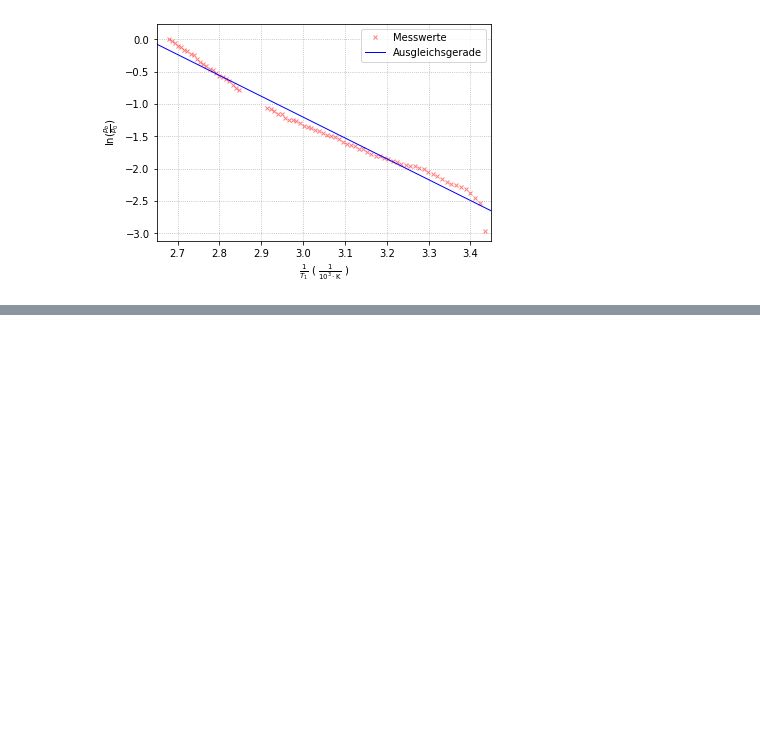
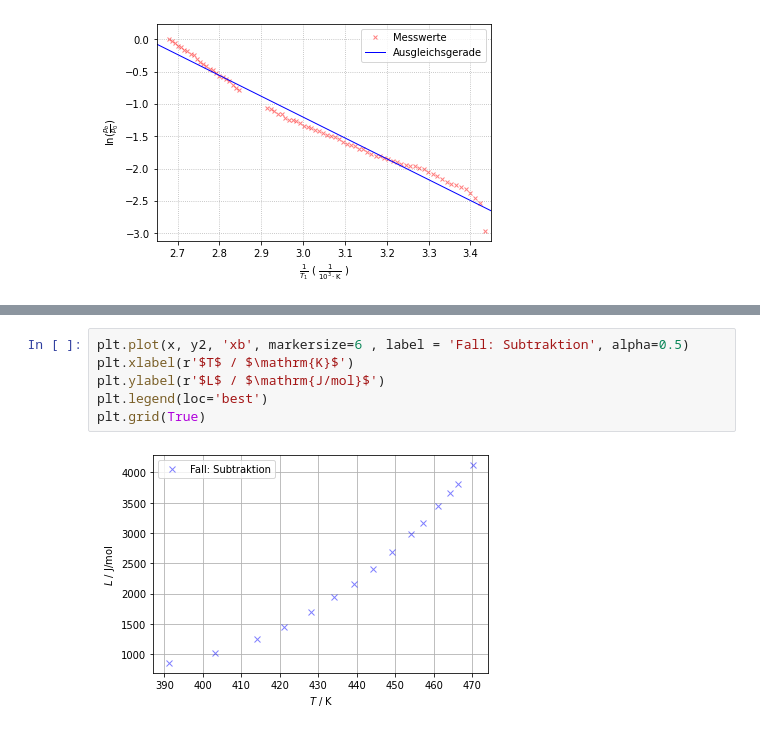
Before and after one commit to waerther/grundpraktikum1, a Jupyter notebook: v203/auswertung.ipynb, the cells around one changed output, grey strips where cells are left out. Drawn from its saved outputs; the diff is of its cells as text; blank space fills up the shorter version.

```diff
--- a/v203/auswertung.ipynb
+++ b/v203/auswertung.ipynb
@@ -121,0 +149,8 @@ print(params)
+# %%
+plt.plot(x, y2, 'xb', markersize=6 , label = 'Fall: Subtraktion', alpha=0.5)
+plt.xlabel(r'$T$ / $\mathrm{K}$')
+plt.ylabel(r'$L$ / $\mathrm{J/mol}$')
+plt.legend(loc='best')
+plt.grid(True)
+# %% [output]
+[figure, added]
```
Also changed, not shown: parts of 3 cells of this notebook, 4 other files.
